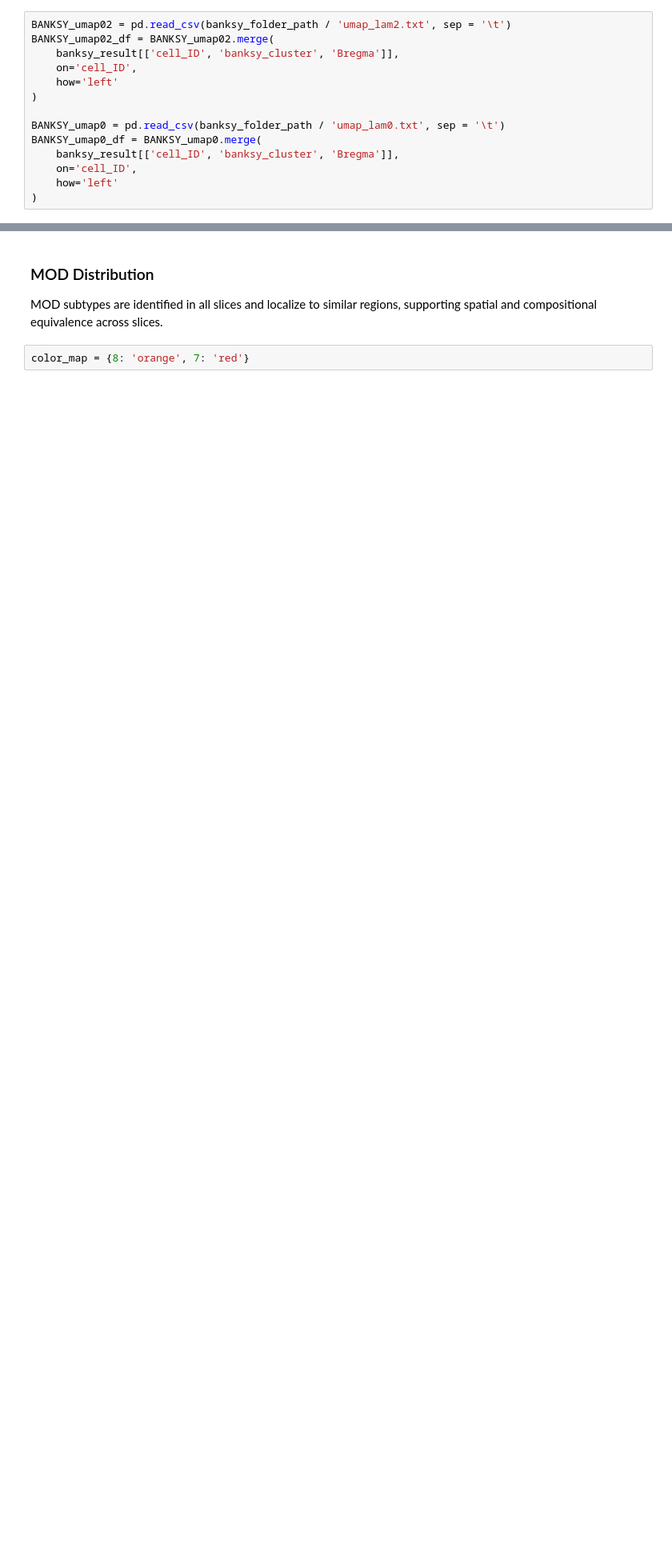
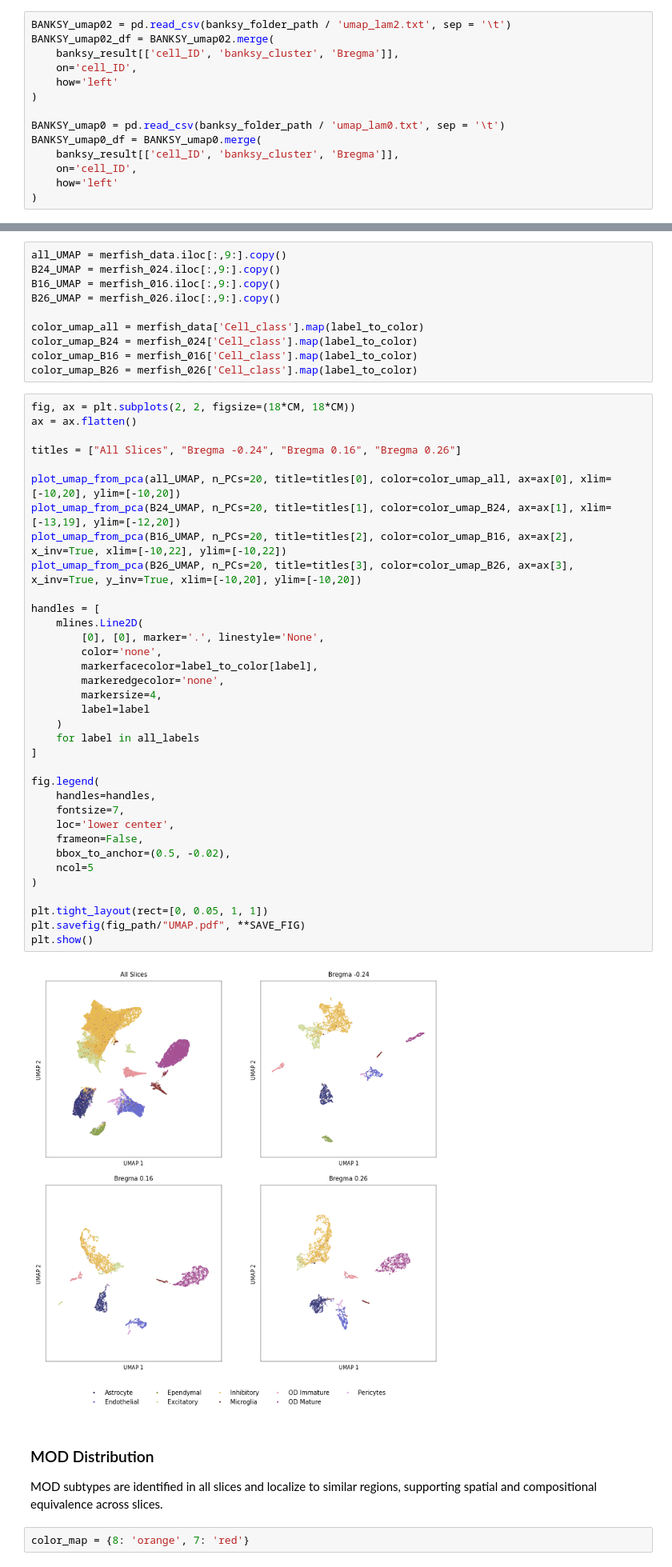
Before and after one commit to melocery/MasterThesisAnalysis, a Jupyter notebook: notebook/R1_SliceEquivalence.ipynb, the cells around one changed output, grey strips where cells are left out. Shown at 80% size. Saved outputs shown, nothing was run; the diff lists cells and outputs as text; blank space fills up the shorter version.

Commit message:
update UMAP in R1

```diff
--- a/notebook/R1_SliceEquivalence.ipynb
+++ b/notebook/R1_SliceEquivalence.ipynb
@@ -312,3 +283,50 @@ plt.show()
+# %%
+all_UMAP = merfish_data.iloc[:,9:].copy()
+B24_UMAP = merfish_024.iloc[:,9:].copy()
+B16_UMAP = merfish_016.iloc[:,9:].copy()
+B26_UMAP = merfish_026.iloc[:,9:].copy()
+
+color_umap_all = merfish_data['Cell_class'].map(label_to_color)
+color_umap_B24 = merfish_024['Cell_class'].map(label_to_color)
+color_umap_B16 = merfish_016['Cell_class'].map(label_to_color)
+color_umap_B26 = merfish_026['Cell_class'].map(label_to_color)
+# %%
+fig, ax = plt.subplots(2, 2, figsize=(18*CM, 18*CM))
+ax = ax.flatten()
+
+titles = ["All Slices", "Bregma -0.24", "Bregma 0.16", "Bregma 0.26"]
+
+plot_umap_from_pca(all_UMAP, n_PCs=20, title=titles[0], color=color_umap_all, ax=ax[0], xlim=[-10,20], ylim=[-10,20])
+plot_umap_from_pca(B24_UMAP, n_PCs=20, title=titles[1], color=color_umap_B24, ax=ax[1], xlim=[-13,19], ylim=[-12,20])
+plot_umap_from_pca(B16_UMAP, n_PCs=20, title=titles[2], color=color_umap_B16, ax=ax[2], x_inv=True, xlim=[-10,22], ylim=[-10,22])
+plot_umap_from_pca(B26_UMAP, n_PCs=20, title=titles[3], color=color_umap_B26, ax=ax[3], x_inv=True, y_inv=True, xlim=[-10,20], ylim=[-10,20])
+
+handles = [
+    mlines.Line2D(
+        [0], [0], marker='.', linestyle='None',
+        color='none',
+        markerfacecolor=label_to_color[label],
+        markeredgecolor='none',
+        markersize=4,
+        label=label
+    )
+    for label in all_labels
+]
+
+fig.legend(
+    handles=handles,
+    fontsize=7,
+    loc='lower center',
+    frameon=False,
+    bbox_to_anchor=(0.5, -0.02),
+    ncol=5
+)
+
+plt.tight_layout(rect=[0, 0.05, 1, 1])
+plt.savefig(fig_path/"UMAP.pdf", **SAVE_FIG)
+plt.show()
+# %% [output]
+[figure, added]
 # %% [markdown]
 ### MOD Distribution
 MOD subtypes are identified in all slices and localize to similar regions, supporting spatial and compositional equivalence across slices.
```
Also changed, not shown: parts of 9 cells of this notebook, 2 other files.
